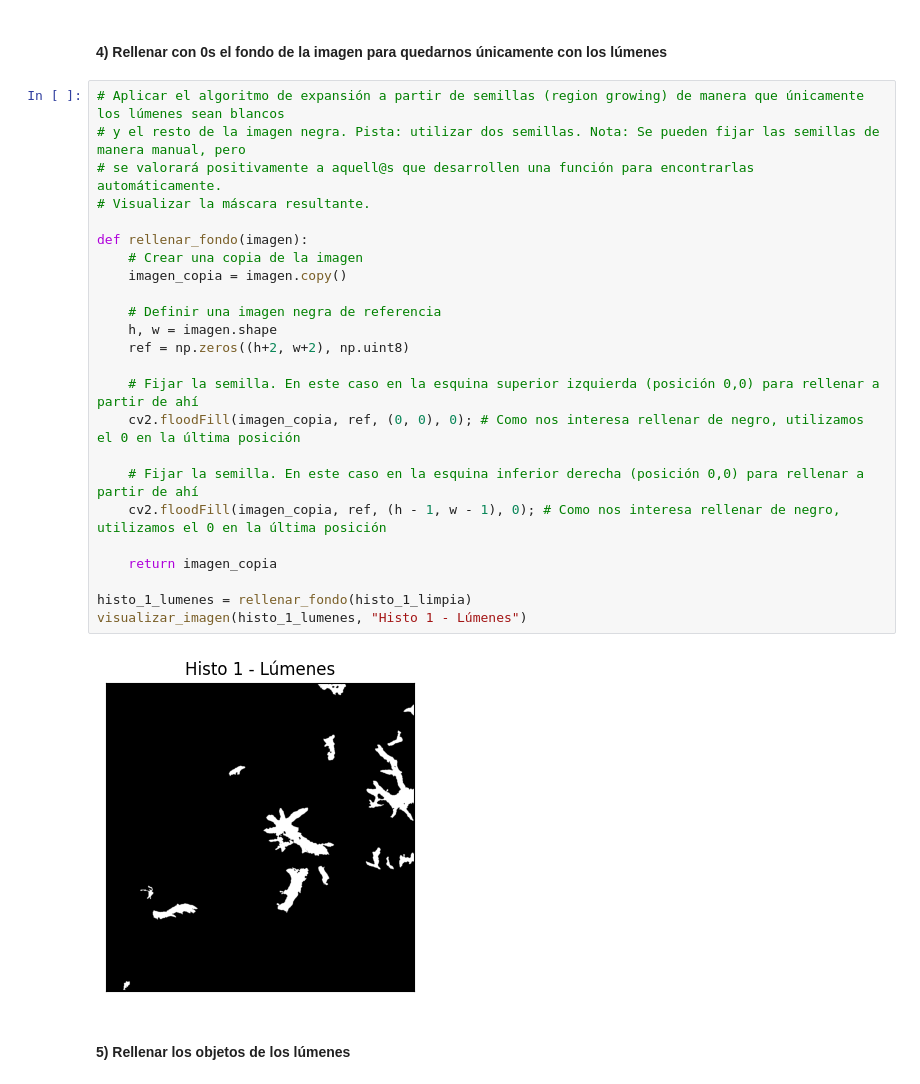
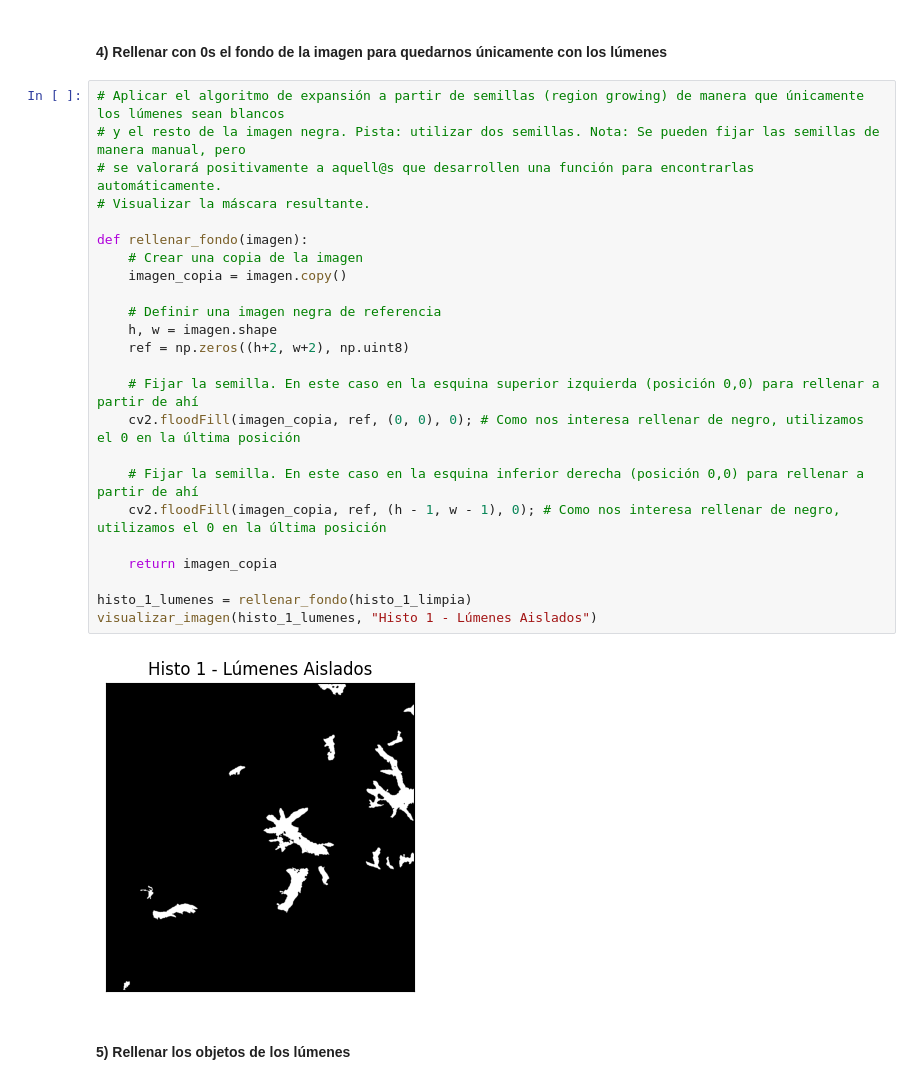
Before and after one commit to cedaniel200/viu-aprendizaje-supervisado, a Jupyter notebook: actividades/Actividad_Computer_Vision_C1_MenesesGuevara_CesarDaniel.ipynb, the cells around one changed output. Cells and saved outputs as stored; diff of their text form.

```diff
--- a/actividades/Actividad_Computer_Vision_C1_MenesesGuevara_CesarDaniel.ipynb
+++ b/actividades/Actividad_Computer_Vision_C1_MenesesGuevara_CesarDaniel.ipynb
@@ -100,29 +101,29 @@ visualizar_imagen(histo_1_limpia, "Histo 1 - Limpia")
 # %%
 # Aplicar el algoritmo de expansión a partir de semillas (region growing) de manera que únicamente los lúmenes sean blancos
 # y el resto de la imagen negra. Pista: utilizar dos semillas. Nota: Se pueden fijar las semillas de manera manual, pero
 # se valorará positivamente a aquell@s que desarrollen una función para encontrarlas automáticamente.
 # Visualizar la máscara resultante.
 
 def rellenar_fondo(imagen):
     # Crear una copia de la imagen
     imagen_copia = imagen.copy()
 
     # Definir una imagen negra de referencia
     h, w = imagen.shape
     ref = np.zeros((h+2, w+2), np.uint8)
 
     # Fijar la semilla. En este caso en la esquina superior izquierda (posición 0,0) para rellenar a partir de ahí
     cv2.floodFill(imagen_copia, ref, (0, 0), 0); # Como nos interesa rellenar de negro, utilizamos el 0 en la última posición
 
     # Fijar la semilla. En este caso en la esquina inferior derecha (posición 0,0) para rellenar a partir de ahí
     cv2.floodFill(imagen_copia, ref, (h - 1, w - 1), 0); # Como nos interesa rellenar de negro, utilizamos el 0 en la última posición
 
     return imagen_copia
 
 histo_1_lumenes = rellenar_fondo(histo_1_limpia)
-visualizar_imagen(histo_1_lumenes, "Histo 1 - Lúmenes")
+visualizar_imagen(histo_1_lumenes, "Histo 1 - Lúmenes Aislados")
 # %% [output]
-[figure, old version]
+[figure, new version]
 # %% [markdown]
 #### 5) Rellenar los objetos de los lúmenes
 # %%
```
Also changed, not shown: parts of 4 cells of this notebook, 1 other file.
